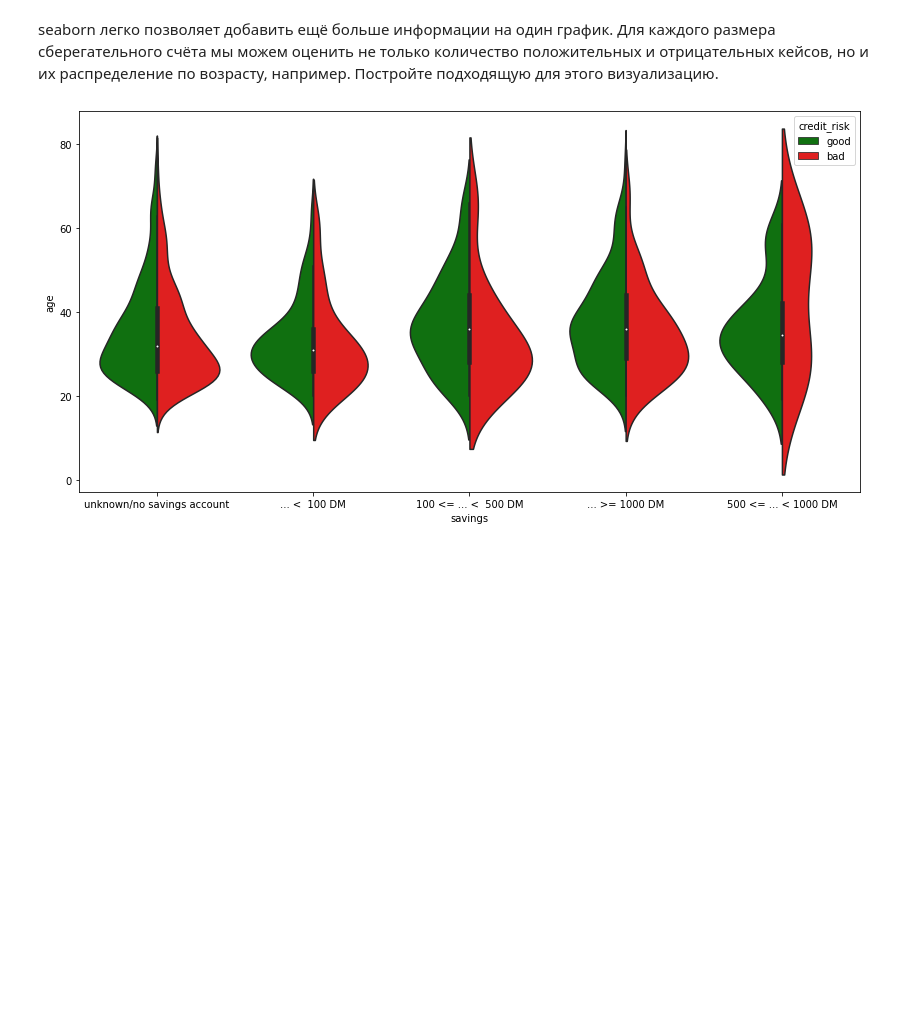
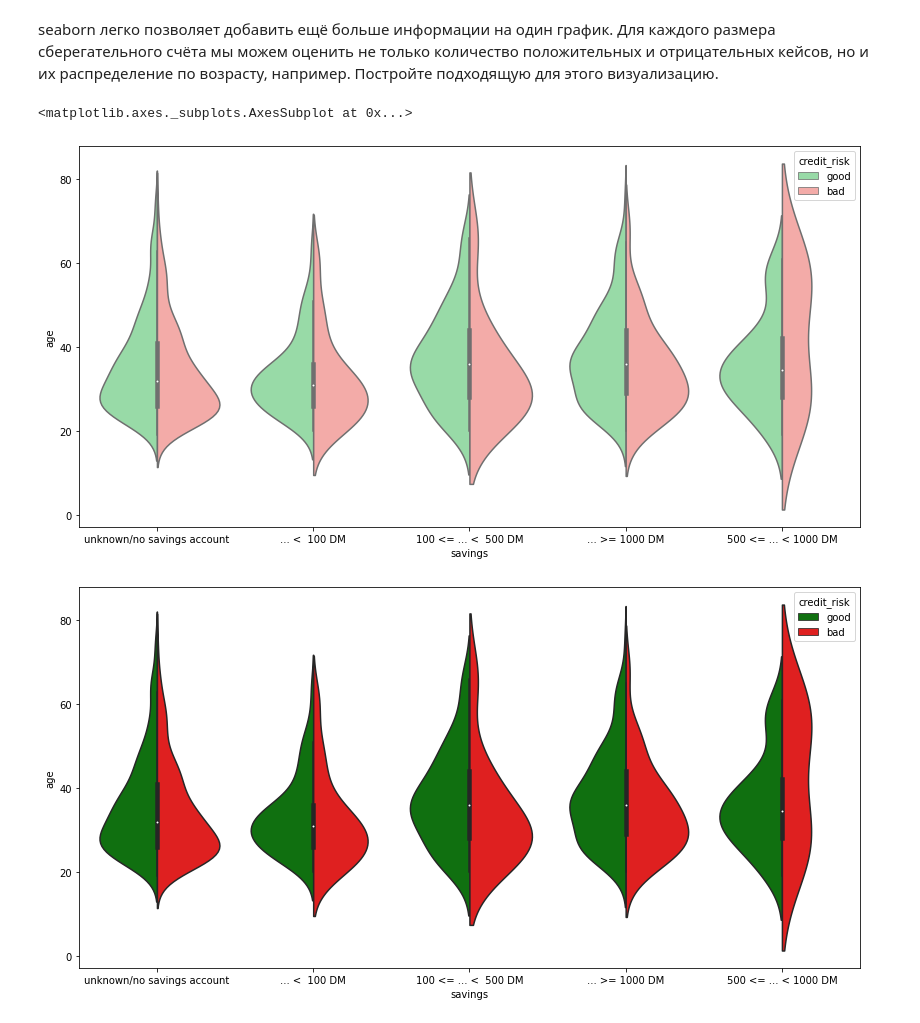
Before and after one commit to TyurinIvan/iad2021, a Jupyter notebook: hw3/hw03-EDA.ipynb, the cells around one changed output. Saved outputs shown, nothing was run; the diff lists cells and outputs as text; code cells hidden in the pictures; blank space fills up the shorter version.

```diff
--- a/hw3/hw03-EDA.ipynb
+++ b/hw3/hw03-EDA.ipynb
@@ -225,6 +225,13 @@ sns.countplot(x=df["status"], hue=df["credit_risk"], palette=sns.color_palette()
 ### Задание 9  (1 балл)
 # %% [markdown]
 seaborn легко позволяет добавить ещё больше информации на один график. Для каждого размера сберегательного счёта мы можем оценить не только количество положительных и отрицательных кейсов, но и их распределение по возрасту, например. Постройте подходящую для этого визуализацию.
+# %%
+plt.figure(figsize=(14, 7))
+sns.violinplot(data=df, hue='credit_risk', x='savings', y='age', multiple='dodge', shrink= 0.5, split=True,
+               palette=sns.color_palette('pastel')[2:])
+# %% [output]
+<matplotlib.axes._subplots.AxesSubplot at 0x...>
+[figure, added]
 # %%
 # your code here
 # %% [output]
```
Also changed, not shown: parts of 5 cells of this notebook.
